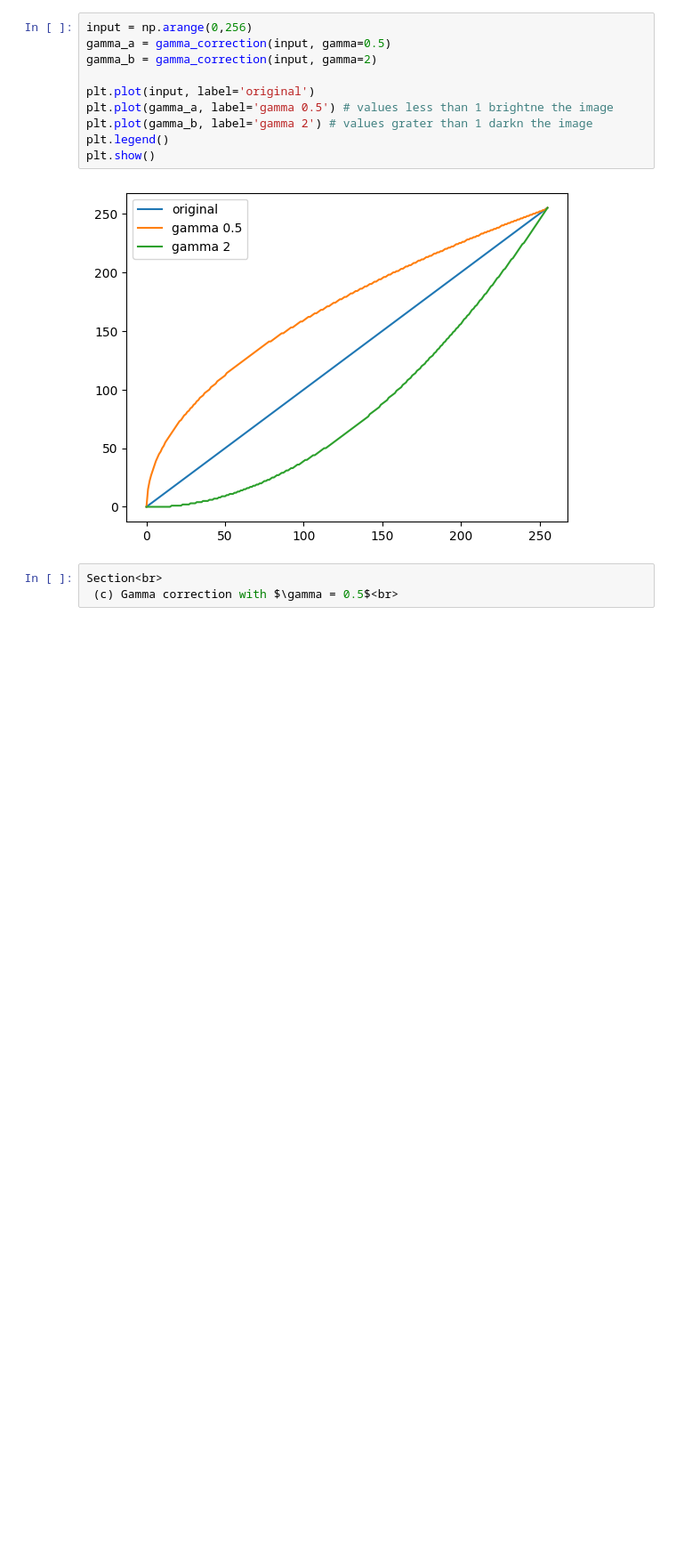
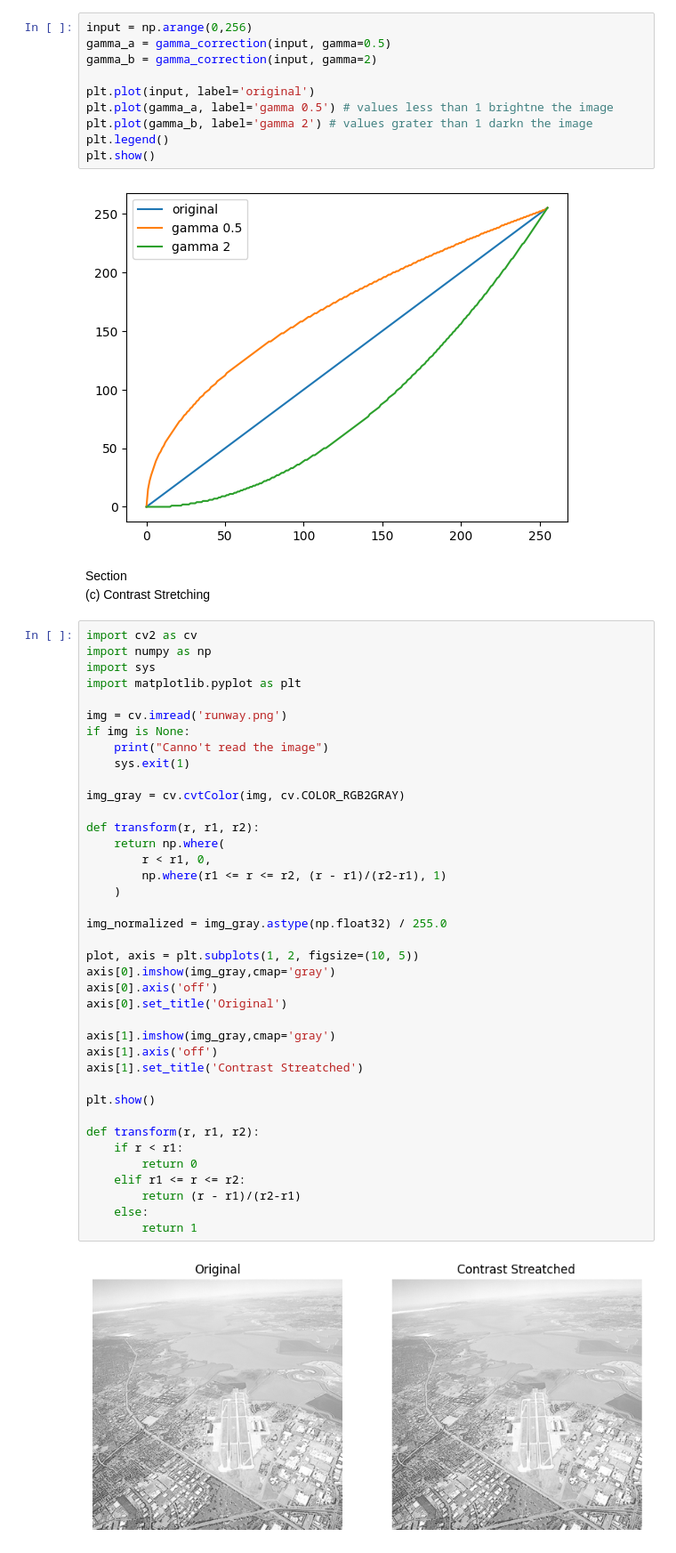
Before and after one commit to yushmantha/computer-vision, a Jupyter notebook: assignment_one/q1.ipynb, the cells around one changed output. Shown at 89% size. Saved outputs shown, nothing was run; the diff lists cells and outputs as text; blank space fills up the shorter version.

Commit message:
Adding Q1 section c

```diff
--- a/assignment_one/q1.ipynb
+++ b/assignment_one/q1.ipynb
@@ -80,6 +80,47 @@ plt.legend()
 plt.show()
 # %% [output]
 [figure]
-# %%
-Section<br>
- (c) Gamma correction with $\gamma = 0.5$<br>
+# %% [markdown]
+Section<br>
+ (c) Contrast Stretching
+# %%
+import cv2 as cv
+import numpy as np
+import sys
+import matplotlib.pyplot as plt
+
+img = cv.imread('runway.png')
+if img is None:
+    print("Canno't read the image")
+    sys.exit(1)
+
+img_gray = cv.cvtColor(img, cv.COLOR_RGB2GRAY)
+
+def transform(r, r1, r2):
+    return np.where(
+        r < r1, 0,
+        np.where(r1 <= r <= r2, (r - r1)/(r2-r1), 1)
+    )
+
+img_normalized = img_gray.astype(np.float32) / 255.0
+
+plot, axis = plt.subplots(1, 2, figsize=(10, 5))
+axis[0].imshow(img_gray,cmap='gray')
+axis[0].axis('off')
+axis[0].set_title('Original')
+
+axis[1].imshow(img_gray,cmap='gray')
+axis[1].axis('off')
+axis[1].set_title('Contrast Streatched')
+
+plt.show()
+
+def transform(r, r1, r2):
+    if r < r1:
+        return 0
+    elif r1 <= r <= r2:
+        return (r - r1)/(r2-r1)
+    else:
+        return 1
+# %% [output]
+[figure, added]
```
